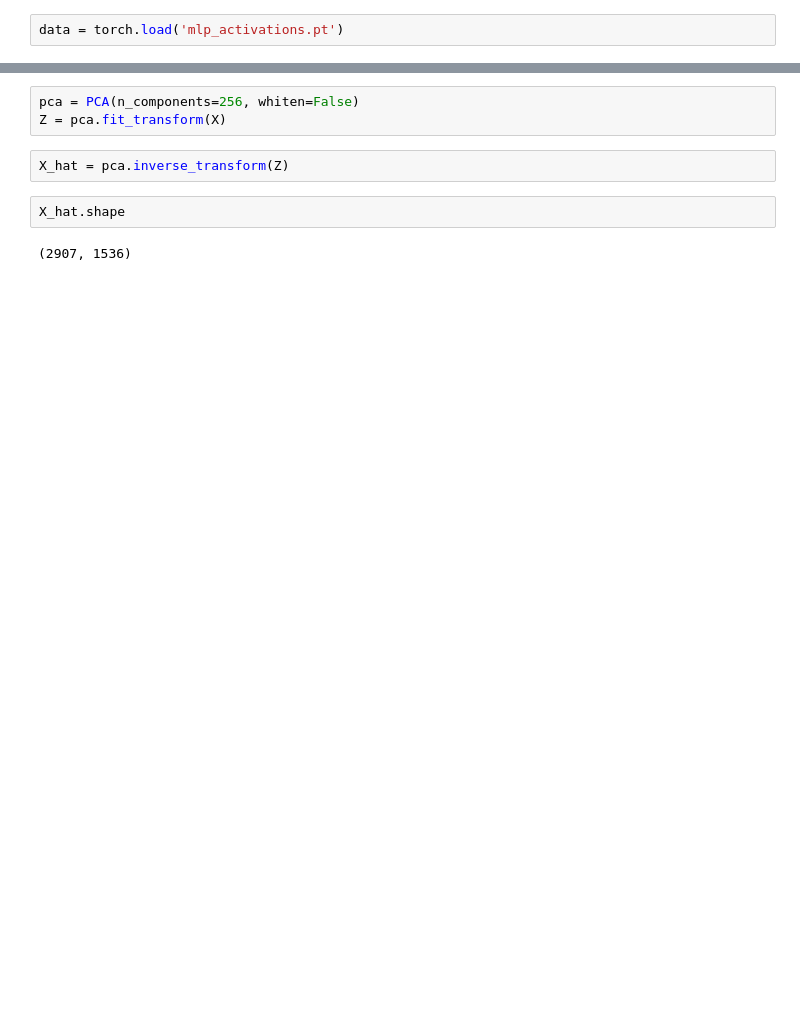
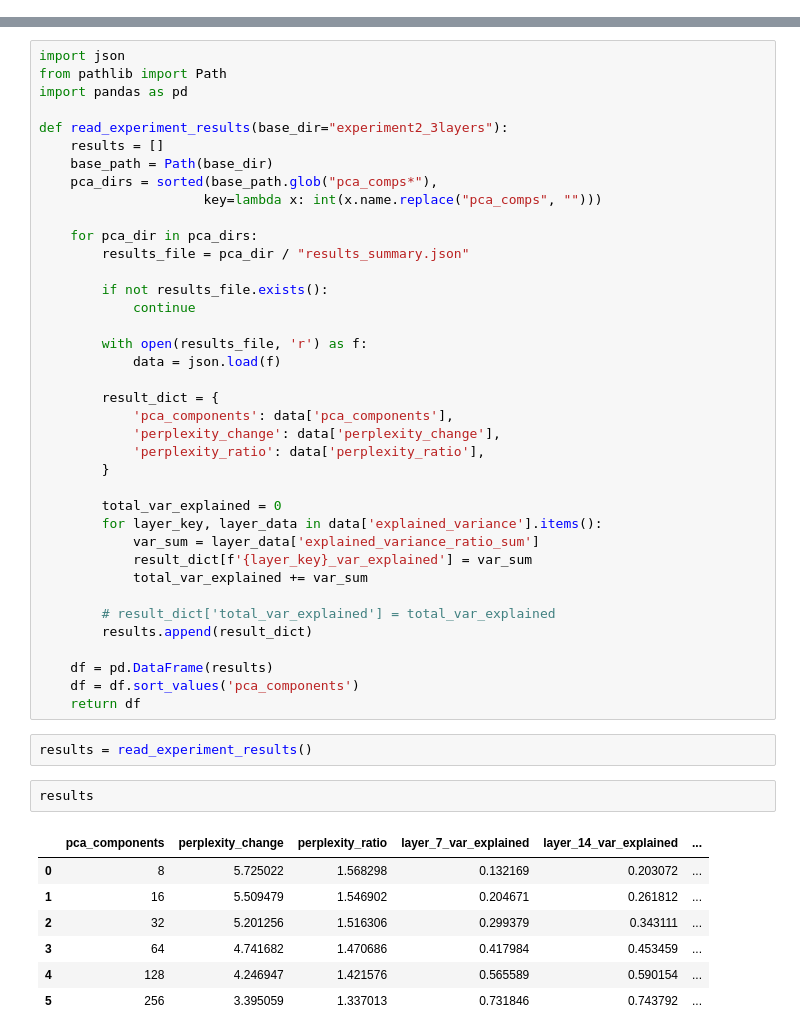
Before and after one commit to elizabethsztan/LLM_PCA, a Jupyter notebook: analysis.ipynb, the cells around one changed output, grey strips where cells are left out. Cells and saved outputs as stored; diff of their text form; blank space fills up the shorter version.

```diff
--- a/analysis.ipynb
+++ b/analysis.ipynb
@@ -4,2 +4,0 @@ import torch
-# %%
-data = torch.load('mlp_activations.pt')
@@ -20,9 +5,50 @@ from sklearn.decomposition import PCA
-# %%
-pca = PCA(n_components=256, whiten=False)
-Z = pca.fit_transform(X)
-# %%
-X_hat = pca.inverse_transform(Z)
-# %%
-X_hat.shape
-# %% [output]
-(2907, 1536)
+# %%
+import json
+from pathlib import Path
+import pandas as pd
+
+def read_experiment_results(base_dir="experiment2_3layers"):
+    results = []
+    base_path = Path(base_dir)
+    pca_dirs = sorted(base_path.glob("pca_comps*"),
+                     key=lambda x: int(x.name.replace("pca_comps", "")))
+
+    for pca_dir in pca_dirs:
+        results_file = pca_dir / "results_summary.json"
+
+        if not results_file.exists():
+            continue
+
+        with open(results_file, 'r') as f:
+            data = json.load(f)
+
+        result_dict = {
+            'pca_components': data['pca_components'],
+            'perplexity_change': data['perplexity_change'],
+            'perplexity_ratio': data['perplexity_ratio'],
+        }
+
+        total_var_explained = 0
+        for layer_key, layer_data in data['explained_variance'].items():
+            var_sum = layer_data['explained_variance_ratio_sum']
+            result_dict[f'{layer_key}_var_explained'] = var_sum
+            total_var_explained += var_sum
+
+        # result_dict['total_var_explained'] = total_var_explained
+        results.append(result_dict)
+
+    df = pd.DataFrame(results)
+    df = df.sort_values('pca_components')
+    return df
+# %%
+results = read_experiment_results()
+# %%
+results
+# %% [output]
+|  | pca_components | perplexity_change | perplexity_ratio | layer_7_var_explained | layer_14_var_explained | ... |
+| 0 | 8 | 5.725022 | 1.568298 | 0.132169 | 0.203072 | ... |
+| 1 | 16 | 5.509479 | 1.546902 | 0.204671 | 0.261812 | ... |
+| 2 | 32 | 5.201256 | 1.516306 | 0.299379 | 0.343111 | ... |
+| 3 | 64 | 4.741682 | 1.470686 | 0.417984 | 0.453459 | ... |
+| 4 | 128 | 4.246947 | 1.421576 | 0.565589 | 0.590154 | ... |
+| 5 | 256 | 3.395059 | 1.337013 | 0.731846 | 0.743792 | ... |
```
Also changed, not shown: parts of 8 cells of this notebook.
